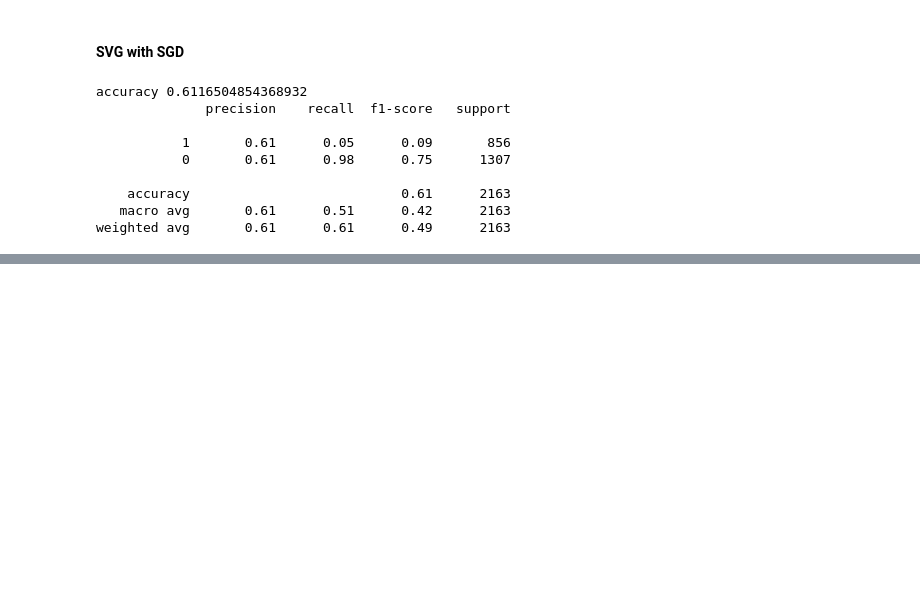
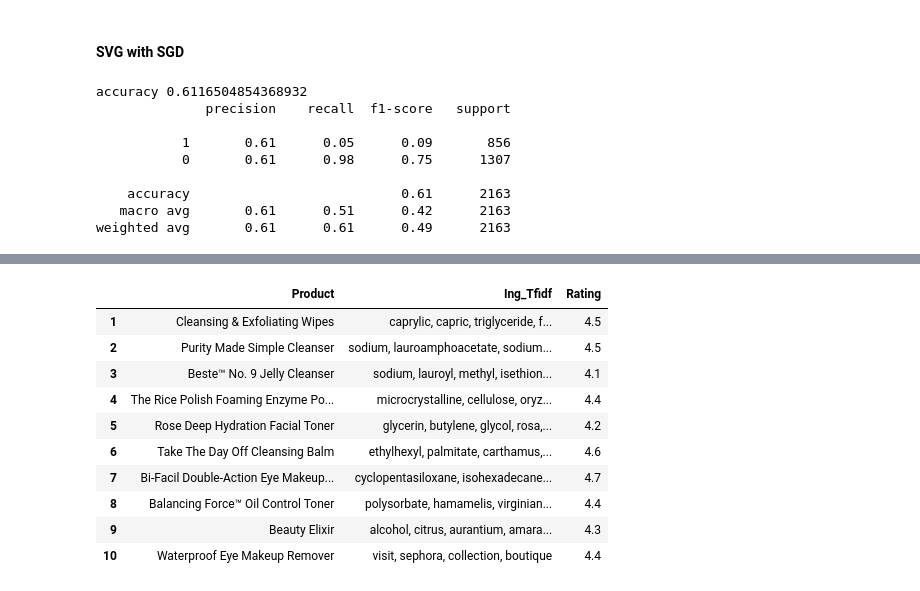
Before and after one commit to amaboh/Health_n_Life, a Jupyter notebook: skincare_recommendation/skin_recom.ipynb, the cells around one changed output, grey strips where cells are left out. Saved outputs shown, nothing was run; the diff lists cells and outputs as text; code cells hidden in the pictures; blank space fills up the shorter version.

Commit message:
SkinRec content-based recommendation

```diff
--- a/skincare_recommendation/skin_recom.ipynb
+++ b/skincare_recommendation/skin_recom.ipynb
@@ -546,0 +552,31 @@ rec_list = sample_recommendation_user(model= mf_model,
+# %%
+tf = TfidfVectorizer(analyzer='word', ngram_range=(1,2), min_df=0, stop_words='english')
+
+tfidf_matrix = tf.fit_transform(data_cont['Ingredients'])
+# %%
+cosine_sim = linear_kernel(tfidf_matrix, tfidf_matrix)
+# %%
+data_cont = data_cont.reset_index(drop=True)
+titles = data_cont[['Product', 'Ing_Tfidf','Rating']]
+indices = pd.Series(data_cont.index, index=data_cont['Product'])
+# %%
+def content_recommendations(product):
+    idx = indices[product]
+    sim_scores = list(enumerate(cosine_sim[idx]))
+    sim_scores = sim_scores[1:11]
+    product_indices = [i[0] for i in sim_scores]
+    return titles.iloc[product_indices]
+# %%
+content_recommendations('The Rice Polish Foaming Enzyme Powder')
+# %% [output]
+|  | Product | Ing_Tfidf | Rating |
+| 1 | Cleansing & Exfoliating Wipes | caprylic, capric, triglyceride, f... | 4.5 |
+| 2 | Purity Made Simple Cleanser | sodium, lauroamphoacetate, sodium... | 4.5 |
+| 3 | Beste™ No. 9 Jelly Cleanser | sodium, lauroyl, methyl, isethion... | 4.1 |
+| 4 | The Rice Polish Foaming Enzyme Po... | microcrystalline, cellulose, oryz... | 4.4 |
+| 5 | Rose Deep Hydration Facial Toner | glycerin, butylene, glycol, rosa,... | 4.2 |
+| 6 | Take The Day Off Cleansing Balm | ethylhexyl, palmitate, carthamus,... | 4.6 |
+| 7 | Bi-Facil Double-Action Eye Makeup... | cyclopentasiloxane, isohexadecane... | 4.7 |
+| 8 | Balancing Force™ Oil Control Toner | polysorbate, hamamelis, virginian... | 4.4 |
+| 9 | Beauty Elixir | alcohol, citrus, aurantium, amara... | 4.3 |
+| 10 | Waterproof Eye Makeup Remover | visit, sephora, collection, boutique | 4.4 |
```
Also changed, not shown: parts of 55 cells of this notebook.
